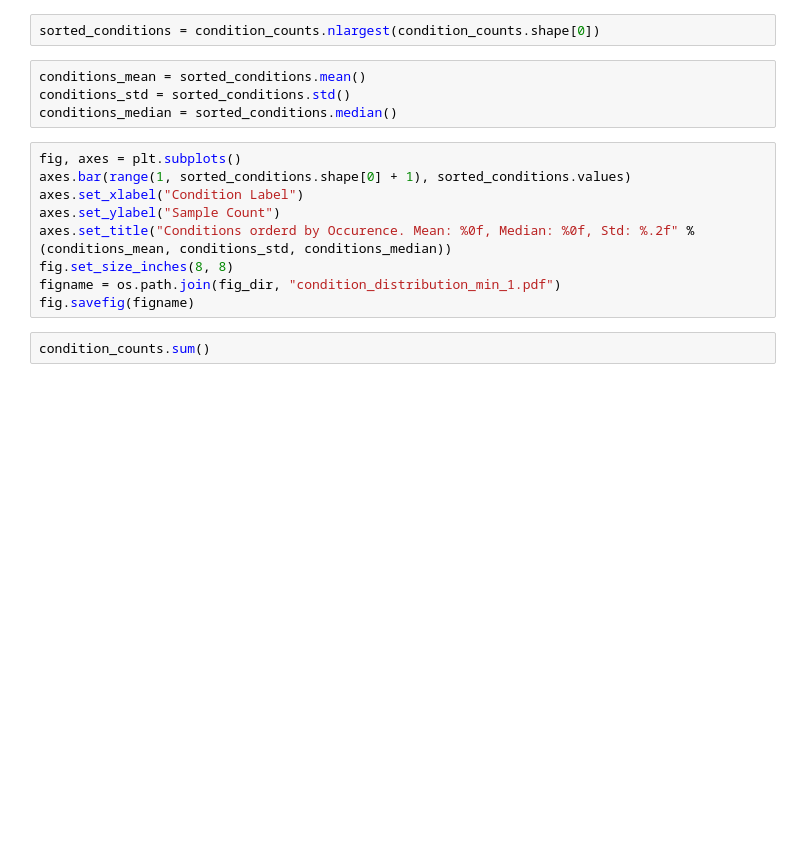
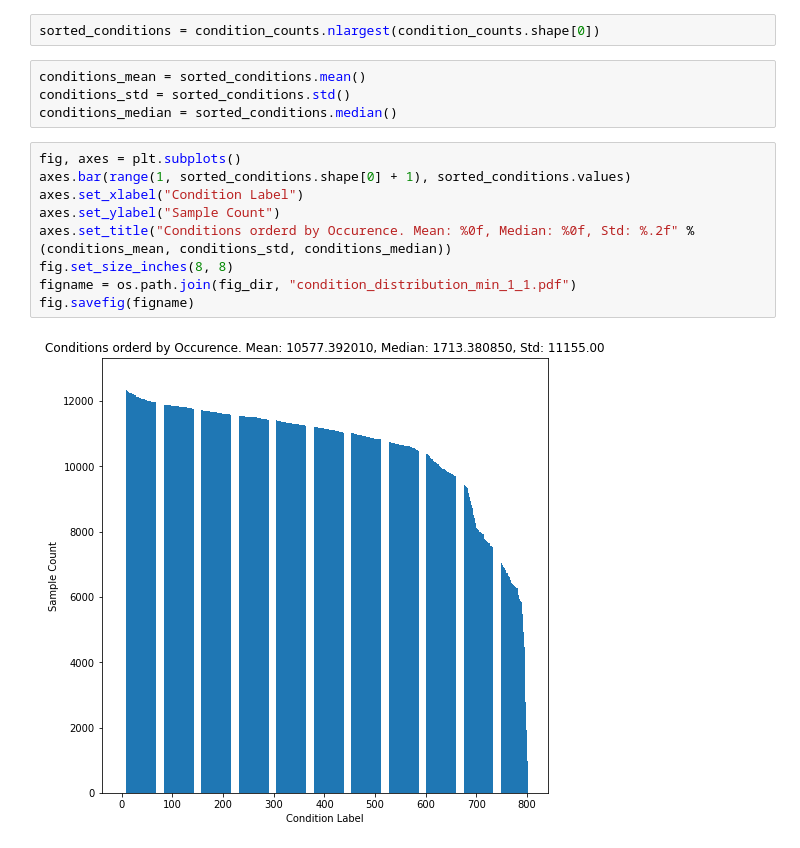
Before and after one commit to teliov/thesis-notebooks, a Jupyter notebook: zz_qce_server/explore_data.ipynb, the cells around one changed output. Cells and saved outputs as stored; diff of their text form; blank space fills up the shorter version.

```diff
--- a/zz_qce_server/explore_data.ipynb
+++ b/zz_qce_server/explore_data.ipynb
@@ -112,11 +114,11 @@ conditions_median = sorted_conditions.median()
 # %%
 fig, axes = plt.subplots()
 axes.bar(range(1, sorted_conditions.shape[0] + 1), sorted_conditions.values)
 axes.set_xlabel("Condition Label")
 axes.set_ylabel("Sample Count")
 axes.set_title("Conditions orderd by Occurence. Mean: %0f, Median: %0f, Std: %.2f" % (conditions_mean, conditions_std, conditions_median))
 fig.set_size_inches(8, 8)
-figname = os.path.join(fig_dir, "condition_distribution_min_1.pdf")
+figname = os.path.join(fig_dir, "condition_distribution_min_1_1.pdf")
 fig.savefig(figname)
+# %% [output]
+[figure, added]
-# %%
-condition_counts.sum()
```
Also changed, not shown: parts of 11 cells of this notebook, 5 other files.
